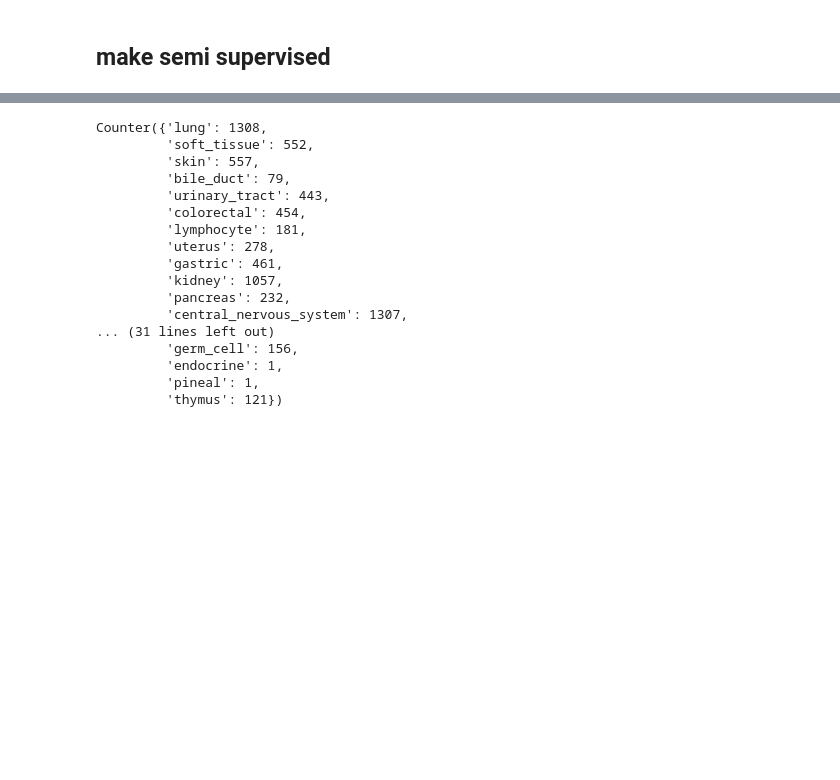
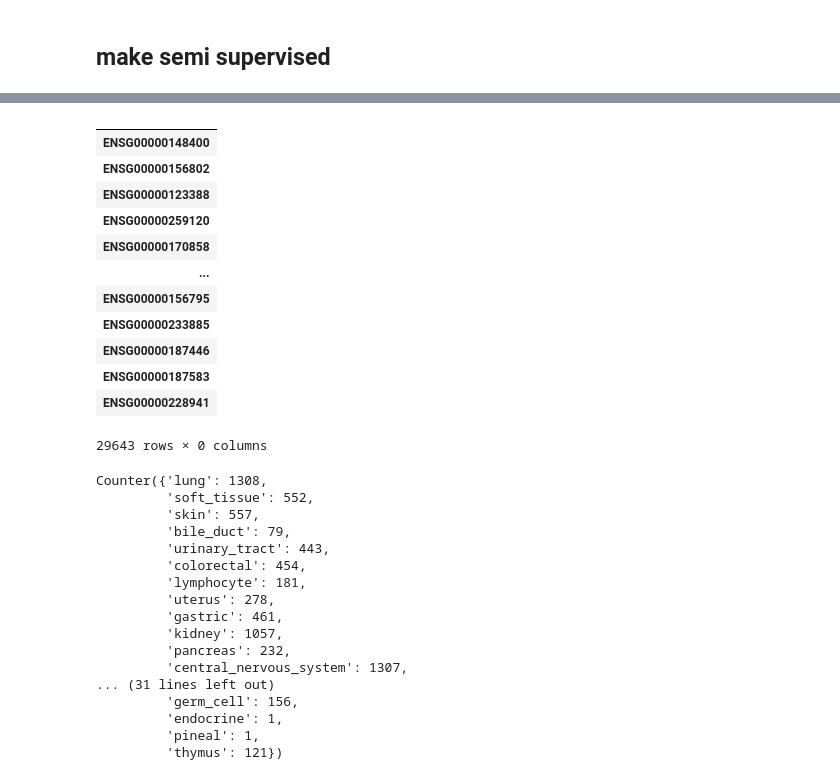
Before and after one commit to broadinstitute/celligner2, a Jupyter notebook: Celligner2-trial-2.ipynb, the cells around one changed output, grey strips where cells are left out. Cells and saved outputs as stored; diff of their text form; code cells hidden in the pictures; blank space fills up the shorter version.

```diff
--- a/Celligner2-trial-2.ipynb
+++ b/Celligner2-trial-2.ipynb
@@ -37,5 +37,21 @@ sc.settings.set_figure_params(dpi=500, frameon=False)
 sc.set_figure_params(dpi=500)
 sc.set_figure_params(figsize=(10, 10))
 torch.set_printoptions(precision=3, sci_mode=False, edgeitems=7)
+# %%
+cl2 = dataset.var
+# %% [output]
+|  |
+| ENSG00000148400 |
+| ENSG00000156802 |
+| ENSG00000123388 |
+| ENSG00000259120 |
+| ENSG00000170858 |
+| ... |
+| ENSG00000156795 |
+| ENSG00000233885 |
+| ENSG00000187446 |
+| ENSG00000187583 |
+| ENSG00000228941 |
+29643 rows × 0 columns
 # %%
 dataset = read_h5ad("temp/celligner_multi.h5ad.gz")
```
Also changed, not shown: parts of 12 cells of this notebook, 4 other files.
